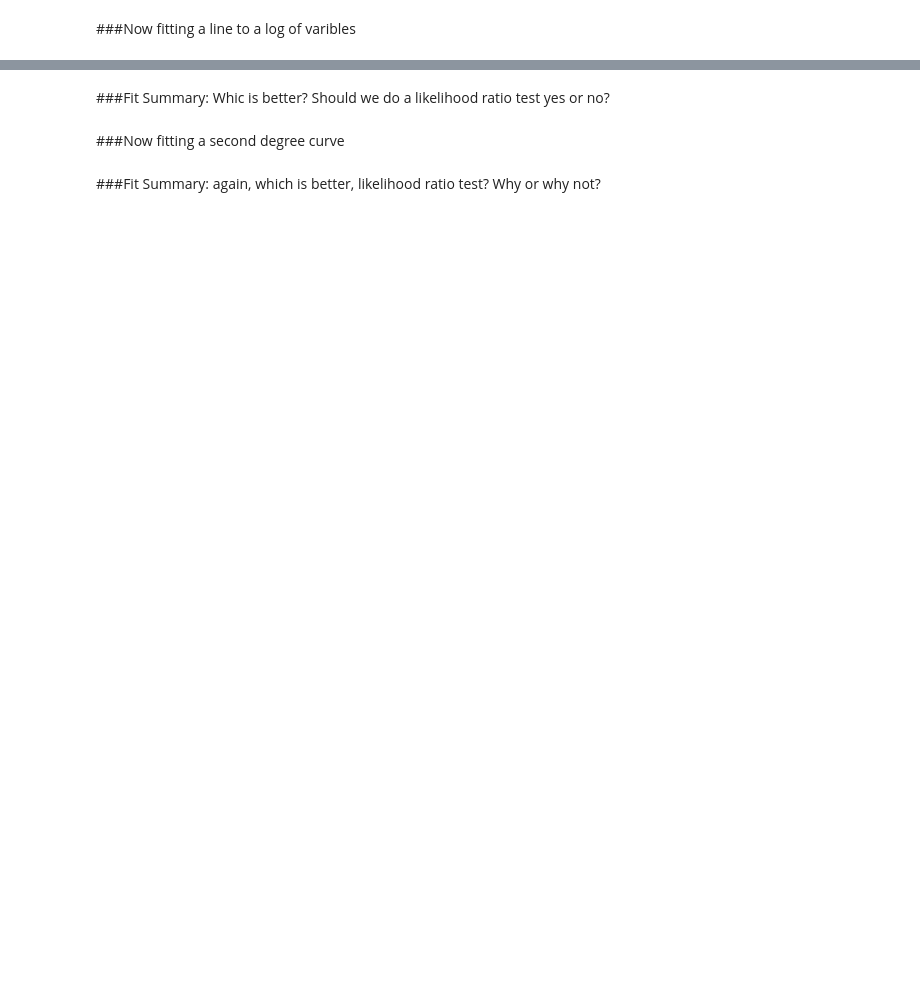
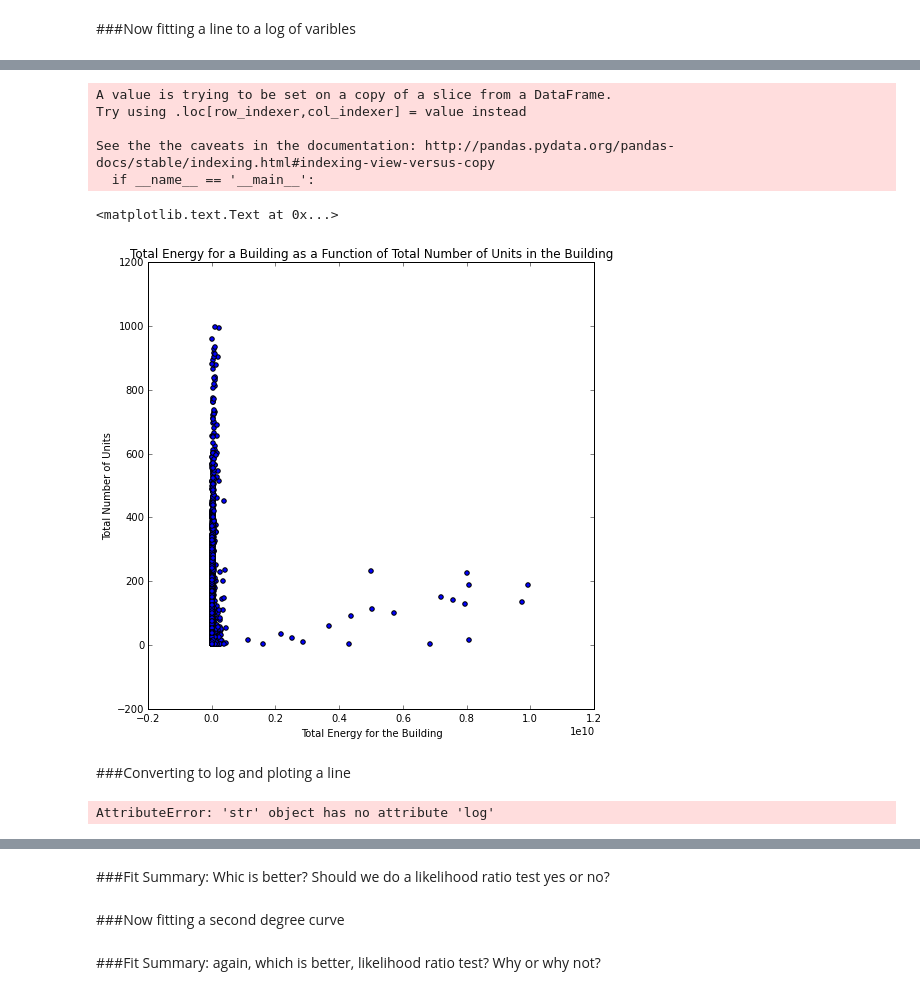
Before and after one commit to maryooh/PUI2015_mortiz, a Jupyter notebook: HW5/HW5- Assigment 1, energy use based on no. of units.ipynb, the cells around one changed output, grey strips where cells are left out. Cells and saved outputs as stored; diff of their text form; code cells hidden in the pictures; blank space fills up the shorter version.

```diff
--- a/HW5/HW5- Assigment 1, energy use based on no. of units.ipynb
+++ b/HW5/HW5- Assigment 1, energy use based on no. of units.ipynb
@@ -303,0 +323,48 @@ mod = sm.OLS(yl, x).fit()
+# %%
+#we should do some fancy cutting before trying to plot
+nrgwbbl2 = nrgwbbl[(nrgwbbl['Energy Total']>1000) & (nrgwbbl['Energy Total']<1e+10) & (nrgwbbl['UnitsTotal']>1) & (nrgwbbl['UnitsTotal']<1000)]
+#check that the cut was done properly
+#print nrgwbbl2['Energy Total']
+# %%
+nrgwbbl2['Energy Total'] = nrgwbbl2['Site EUI(kBtu/ft2)'].astype(float) * nrgwbbl2['Reported Property Floor Area (Building(s)) (ft²)'].astype(float)
+
+fig = figure(figsize = (8,8))
+ax = fig.add_subplot(111)
+totepu2 = pl.scatter(nrgwbbl2['Energy Total'], nrgwbbl2['UnitsTotal'])
+#print nrgwbbl2['Energy Total']
+
+
+#ax.set_xlim(1, 3000)
+#ax.set_ylim(1000, 1e11)
+plt.xlabel('Total Energy for the Building')
+plt.ylabel('Total Number of Units')
+plt.title('Total Energy for a Building as a Function of Total Number of Units in the Building')
+# %% [output]
+A value is trying to be set on a copy of a slice from a DataFrame.
+Try using .loc[row_indexer,col_indexer] = value instead
+
+See the the caveats in the documentation: http://pandas.pydata.org/pandas-docs/stable/indexing.html#indexing-view-versus-copy
+  if __name__ == '__main__':
+<matplotlib.text.Text at 0x...>
+[figure, added]
+# %% [markdown]
+###Converting to log and ploting a line
+# %%
+logx = np.log(nrgwbbl2['Energy Total'])
+logy = np.log(nrgwbbl2['Site EUI(kBtu/ft2)'])
+
+fig = figure(figsize = (10,10))
+ax = fig.add_subplot(111)
+totepu2 = pl.scatter(logx, logy)
+
+def line (xx, a, b):
+    return a*(xx)+b
+lineA = line(logx, 0.2, 1.0)
+#lineA is our y variable!
+
+pl.plot (logx, lineA, '-r')
+plt.xlabel('Log Total Energy for the Building')
+plt.ylabel('Log Total Number of Units')
+plt.title('Log Total Energy for a Building as a Function of Total Number of Units in the Building')
+# %% [output]
+AttributeError: 'str' object has no attribute 'log'
```
Also changed, not shown: parts of 12 cells of this notebook.
